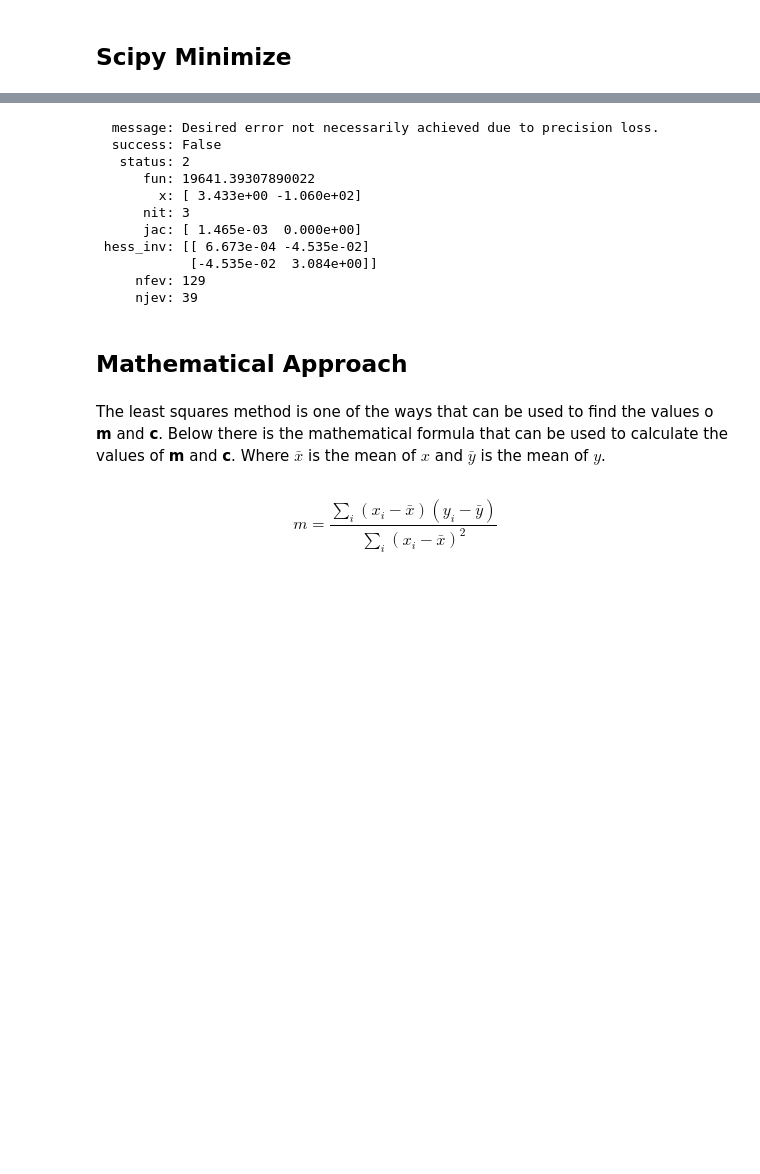
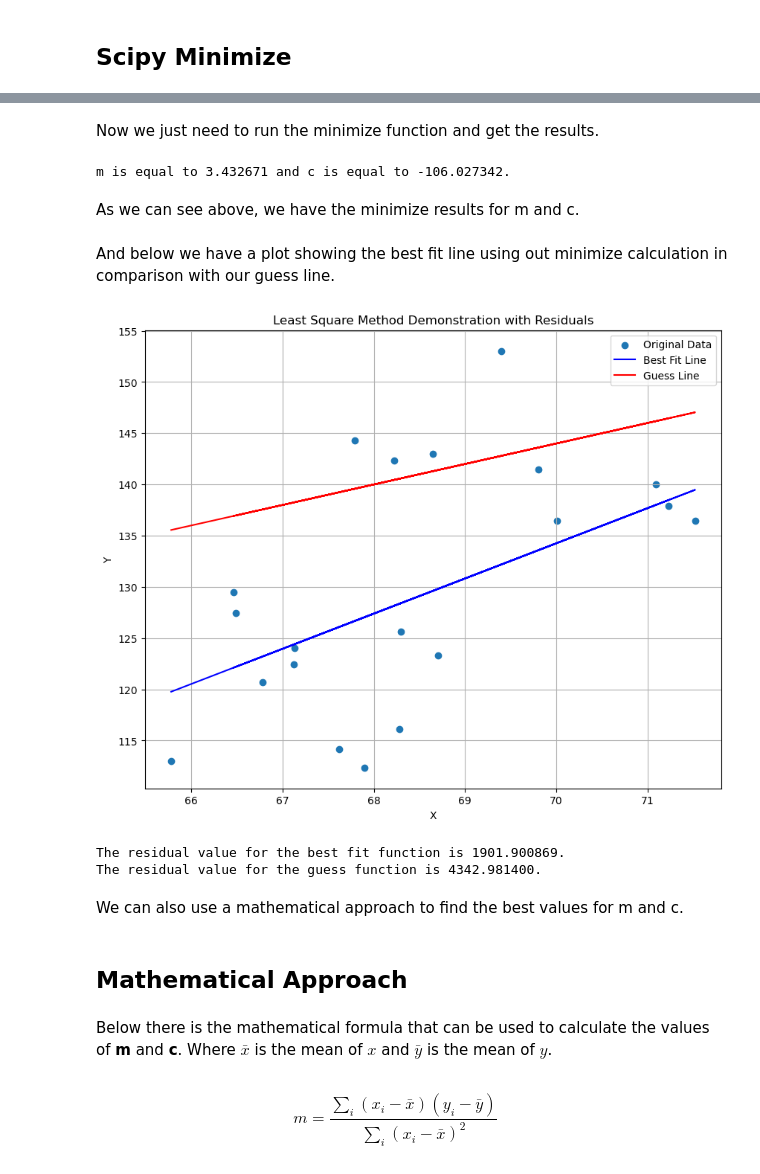
Before and after one commit to ReRiva/machine_learning_lr, a Jupyter notebook: Linear Regression/regression.ipynb, the cells around one changed output, grey strips where cells are left out. Saved outputs shown, nothing was run; the diff lists cells and outputs as text; code cells hidden in the pictures; blank space fills up the shorter version.

```diff
--- a/Linear Regression/regression.ipynb
+++ b/Linear Regression/regression.ipynb
@@ -157,25 +162,67 @@ def cost(MC):
     m,c = MC
     cost = np.sum((y - m * x - c)**2)
     return cost
+# %% [markdown]
+Now we just need to run the minimize function and get the results.
 # %%
 result = so.minimize(cost, (2.0,4.0))
-result
+m = result.x[0]
+c = result.x[1]
+print("m is equal to %8.6f and c is equal to %6.6f." % (m, c))
 # %% [output]
-  message: Desired error not necessarily achieved due to precision loss.
-  success: False
-   status: 2
-      fun: 19641.39307890022
-        x: [ 3.433e+00 -1.060e+02]
-      nit: 3
-      jac: [ 1.465e-03  0.000e+00]
- hess_inv: [[ 6.673e-04 -4.535e-02]
-            [-4.535e-02  3.084e+00]]
-     nfev: 129
-     njev: 39
+m is equal to 3.432671 and c is equal to -106.027342.
+# %% [markdown]
+As we can see above, we have the minimize results for m and c.
+# %% [markdown]
+And below we have a plot showing the best fit line using out minimize calculation in comparison with our guess line.
+# %%
+
+#Slicing down the data to make a easier to see plot.
+x_sample = df['Height(Inches)'][0:20]
+y_sample = df['Weight(Pounds)'][0:20]
+
+#Creating a array of the same size with the mean of y
+
+
+
+# Calculate the residuals
+m = 3.432671
+c =(-106.027342)
+best_fit_residuals = y_sample - (m * x_sample + c)
+guess_residuals = y_sample - (2 * x_sample + 4)
+
+# Create the plot
+#Plot with the original datapoints
+plt.scatter(x_sample, y_sample, label='Original Data')
+#Line plot
+plt.plot(x_sample, (m * x_sample + c), 'b', label='Best Fit Line')
+plt.plot(x_sample, (2 * x_sample + 4), 'r', label='Guess Line')
+
+
+
+
+plt.xlabel('X')
+plt.ylabel('Y')
+plt.title('Least Square Method Demonstration with Residuals')
+plt.legend()
+plt.grid(True)
+plt.show()
+
+#Calcaulating the residual value
+best_residual = sum(best_fit_residuals**2)
+guess_residual = sum(guess_residuals**2)
+print("The residual value for the best fit function is %6.6f." % (best_residual))
+print("The residual value for the guess function is %6.6f." % (guess_residual))
+# %% [output]
+[figure, added]
+The residual value for the best fit function is 1901.900869.
+The residual value for the guess function is 4342.981400.
+# %% [markdown]
+We can also use a mathematical approach to find the best values for m and c.
 # %% [markdown]
 ## Mathematical Approach
 # %% [markdown]
-The least squares method is one of the ways that can be used to find the values o **m** and **c**. Below there is the mathematical formula that can be used to calculate the values of **m** and **c**. Where $\bar{x}$ is the mean of $x$ and $\bar{y}$ is the mean of $y$.
+Below there is the mathematical formula that can be used to calculate the values of **m** and **c**. Where $\bar{x}$ is the mean of $x$ and $\bar{y}$ is the mean of $y$.
 # %% [markdown]
 $$ m = \frac{\sum_i (x_i - \bar{x}) (y_i - \bar{y})}{\sum_i (x_i - \bar{x})^2} \qquad$$
 # %% [markdown]
```
Also changed, not shown: parts of 7 cells of this notebook, 1 other file.
